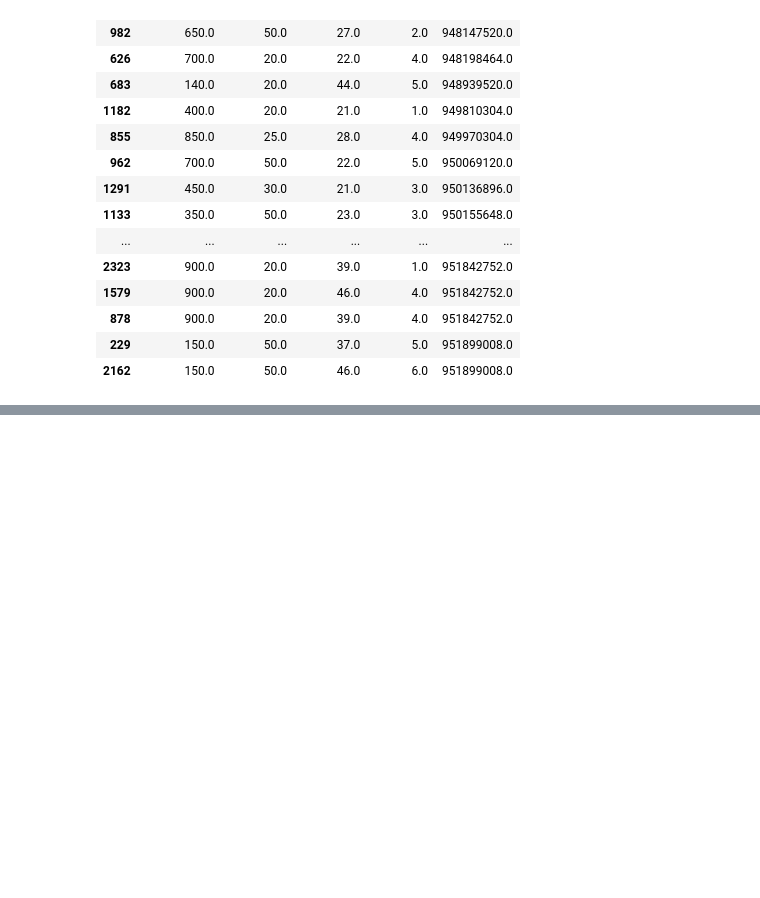
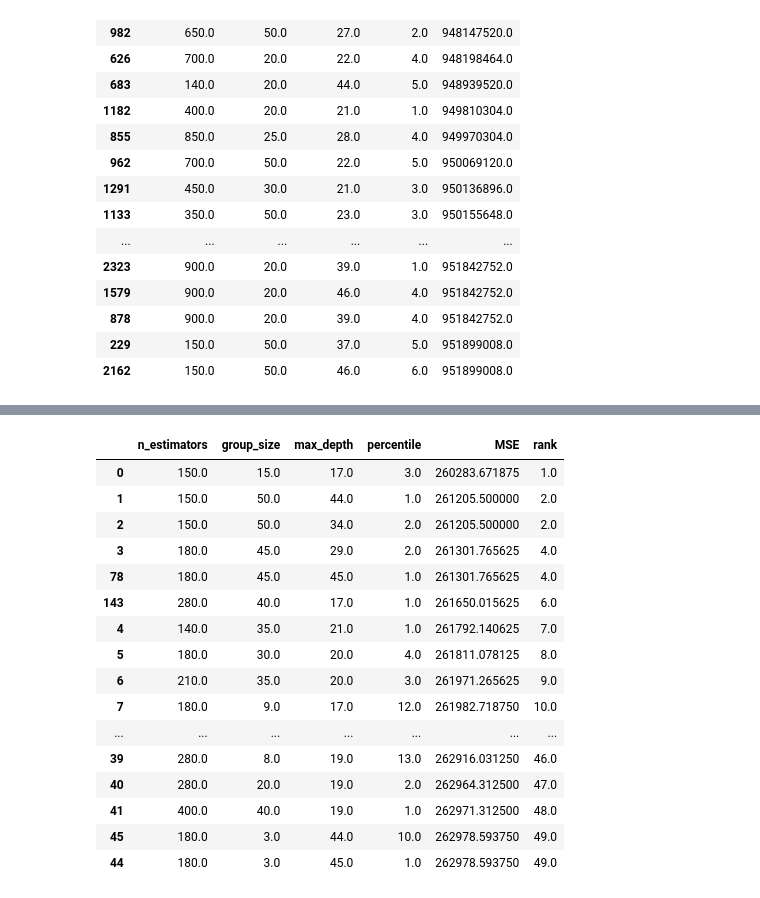
Before and after one commit to fedeegiorgi/proyecto-final, a Jupyter notebook: src/results_analysis/Percentile_Trimming.ipynb, the cells around one changed output, grey strips where cells are left out. Cells and saved outputs as stored; diff of their text form; code cells hidden in the pictures; blank space fills up the shorter version.

```diff
--- a/src/results_analysis/Percentile_Trimming.ipynb
+++ b/src/results_analysis/Percentile_Trimming.ipynb
@@ -125,0 +194,33 @@ concatenated_df.to_csv('csvs/Percentile_Trimming_Top_150.csv', index=False)
+# %%
+file_path = '../resultados_top_150/Carbon_Emission/Carbon_Emission_Percentile_Trimming_150.npy'
+data_carbon = np.load(file_path)
+
+# Define column names
+columns = ['n_estimators', 'group_size', 'max_depth', 'percentile', 'MSE']
+
+df_carbon_150 = pd.DataFrame(data_carbon, columns=columns)
+
+sorted_df_carbon_150 = df_carbon_150.sort_values(by='MSE', ascending=True)
+
+# Add rank column
+sorted_df_carbon_150['rank'] = sorted_df_carbon_150['MSE'].rank(method='min')
+
+sorted_df_carbon_150[:50]
+# %% [output]
+|  | n_estimators | group_size | max_depth | percentile | MSE | rank |
+| 0 | 150.0 | 15.0 | 17.0 | 3.0 | 260283.671875 | 1.0 |
+| 1 | 150.0 | 50.0 | 44.0 | 1.0 | 261205.500000 | 2.0 |
+| 2 | 150.0 | 50.0 | 34.0 | 2.0 | 261205.500000 | 2.0 |
+| 3 | 180.0 | 45.0 | 29.0 | 2.0 | 261301.765625 | 4.0 |
+| 78 | 180.0 | 45.0 | 45.0 | 1.0 | 261301.765625 | 4.0 |
+| 143 | 280.0 | 40.0 | 17.0 | 1.0 | 261650.015625 | 6.0 |
+| 4 | 140.0 | 35.0 | 21.0 | 1.0 | 261792.140625 | 7.0 |
+| 5 | 180.0 | 30.0 | 20.0 | 4.0 | 261811.078125 | 8.0 |
+| 6 | 210.0 | 35.0 | 20.0 | 3.0 | 261971.265625 | 9.0 |
+| 7 | 180.0 | 9.0 | 17.0 | 12.0 | 261982.718750 | 10.0 |
+| ... | ... | ... | ... | ... | ... | ... |
+| 39 | 280.0 | 8.0 | 19.0 | 13.0 | 262916.031250 | 46.0 |
+| 40 | 280.0 | 20.0 | 19.0 | 2.0 | 262964.312500 | 47.0 |
+| 41 | 400.0 | 40.0 | 19.0 | 1.0 | 262971.312500 | 48.0 |
+| 45 | 180.0 | 3.0 | 44.0 | 10.0 | 262978.593750 | 49.0 |
+| 44 | 180.0 | 3.0 | 45.0 | 1.0 | 262978.593750 | 49.0 |
```
Also changed, not shown: parts of 3 cells of this notebook, 4 other files.
